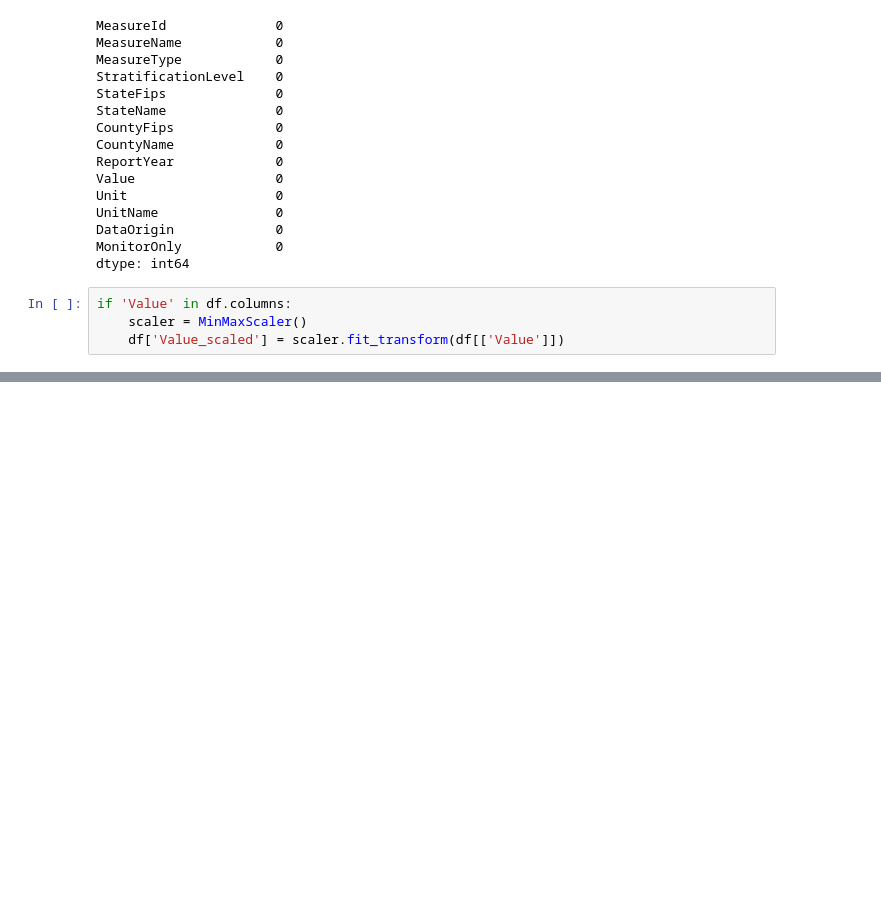
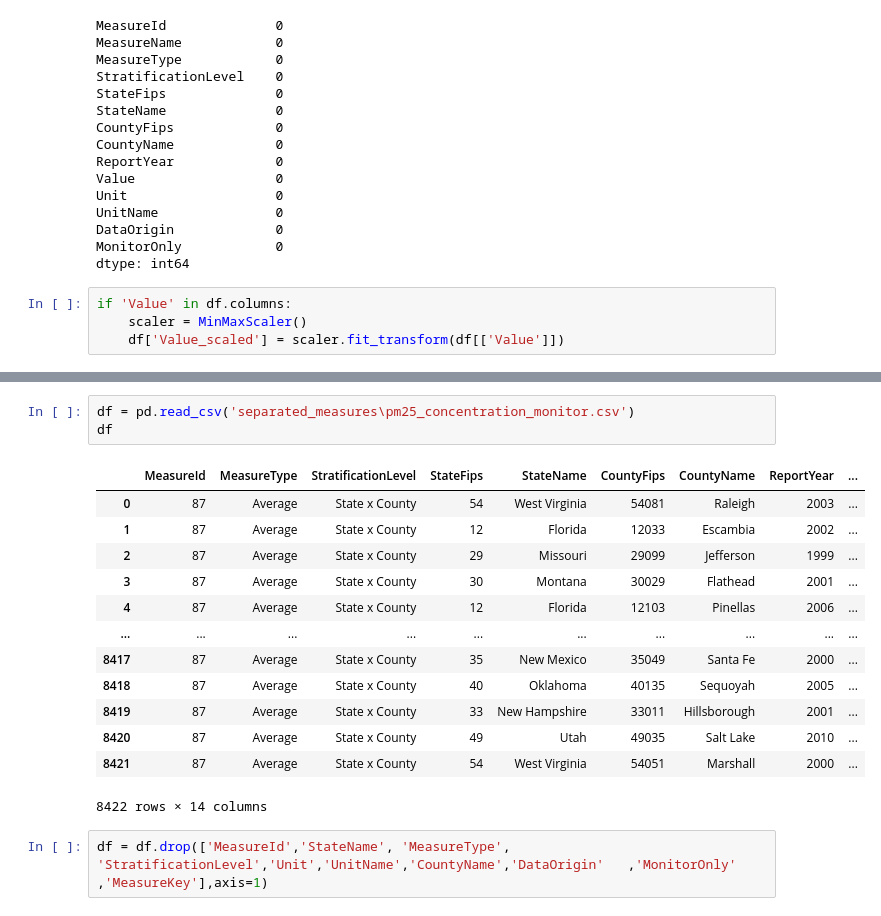
Before and after one commit to NickStrain/Air-Quality-Index-Data-Mining-Project-, a Jupyter notebook: model_implementation.ipynb, the cells around one changed output, grey strips where cells are left out. Saved outputs shown, nothing was run; the diff lists cells and outputs as text; blank space fills up the shorter version.

```diff
--- a/model_implementation.ipynb
+++ b/model_implementation.ipynb
@@ -80,0 +99,19 @@ if 'Value' in df.columns:
+# %%
+df = pd.read_csv('separated_measures\pm25_concentration_monitor.csv')
+df
+# %% [output]
+|  | MeasureId | MeasureType | StratificationLevel | StateFips | StateName | CountyFips | CountyName | ReportYear | ... |
+| 0 | 87 | Average | State x County | 54 | West Virginia | 54081 | Raleigh | 2003 | ... |
+| 1 | 87 | Average | State x County | 12 | Florida | 12033 | Escambia | 2002 | ... |
+| 2 | 87 | Average | State x County | 29 | Missouri | 29099 | Jefferson | 1999 | ... |
+| 3 | 87 | Average | State x County | 30 | Montana | 30029 | Flathead | 2001 | ... |
+| 4 | 87 | Average | State x County | 12 | Florida | 12103 | Pinellas | 2006 | ... |
+| ... | ... | ... | ... | ... | ... | ... | ... | ... | ... |
+| 8417 | 87 | Average | State x County | 35 | New Mexico | 35049 | Santa Fe | 2000 | ... |
+| 8418 | 87 | Average | State x County | 40 | Oklahoma | 40135 | Sequoyah | 2005 | ... |
+| 8419 | 87 | Average | State x County | 33 | New Hampshire | 33011 | Hillsborough | 2001 | ... |
+| 8420 | 87 | Average | State x County | 49 | Utah | 49035 | Salt Lake | 2010 | ... |
+| 8421 | 87 | Average | State x County | 54 | West Virginia | 54051 | Marshall | 2000 | ... |
+8422 rows × 14 columns
+# %%
+df = df.drop(['MeasureId','StateName', 'MeasureType', 'StratificationLevel','Unit','UnitName','CountyName','DataOrigin'	,'MonitorOnly'	,'MeasureKey'],axis=1)
```
Also changed, not shown: parts of 25 cells of this notebook.
